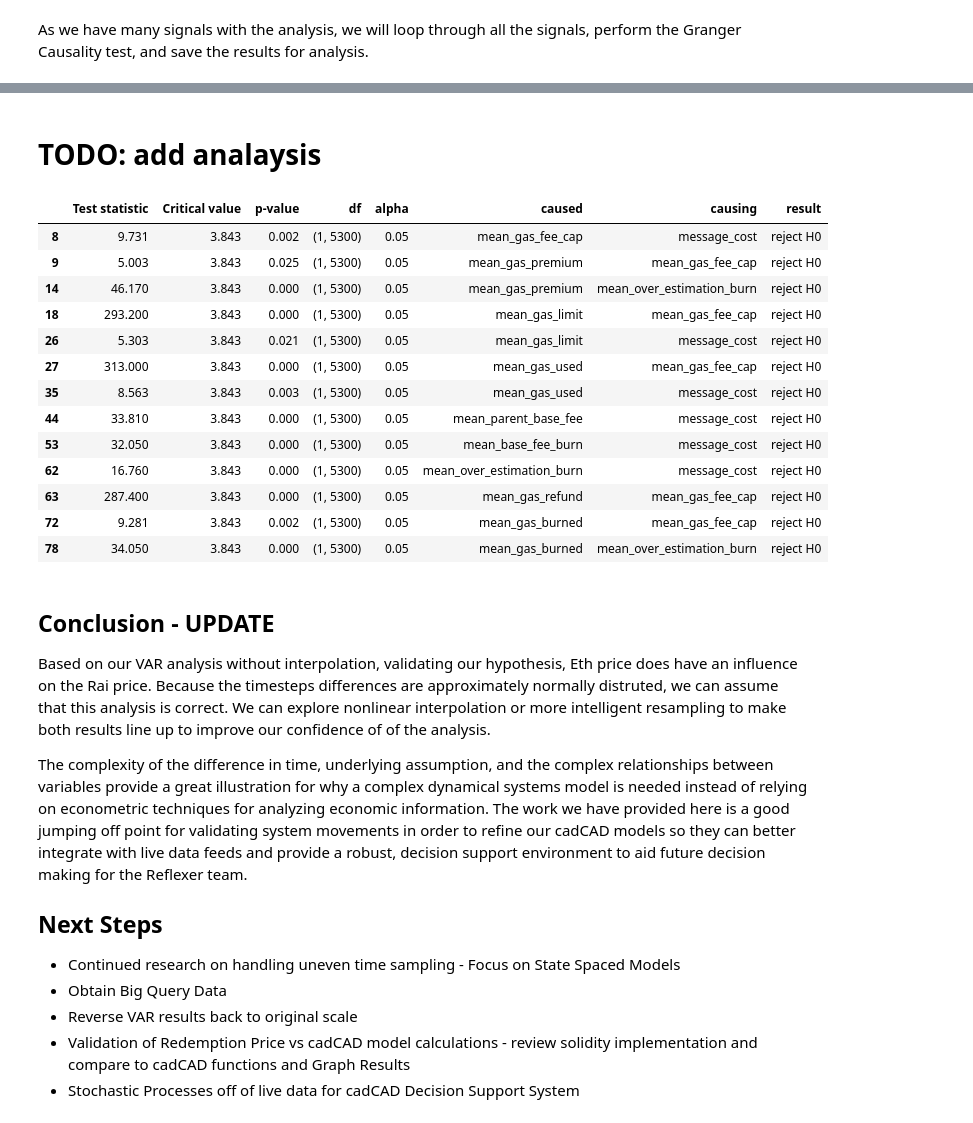
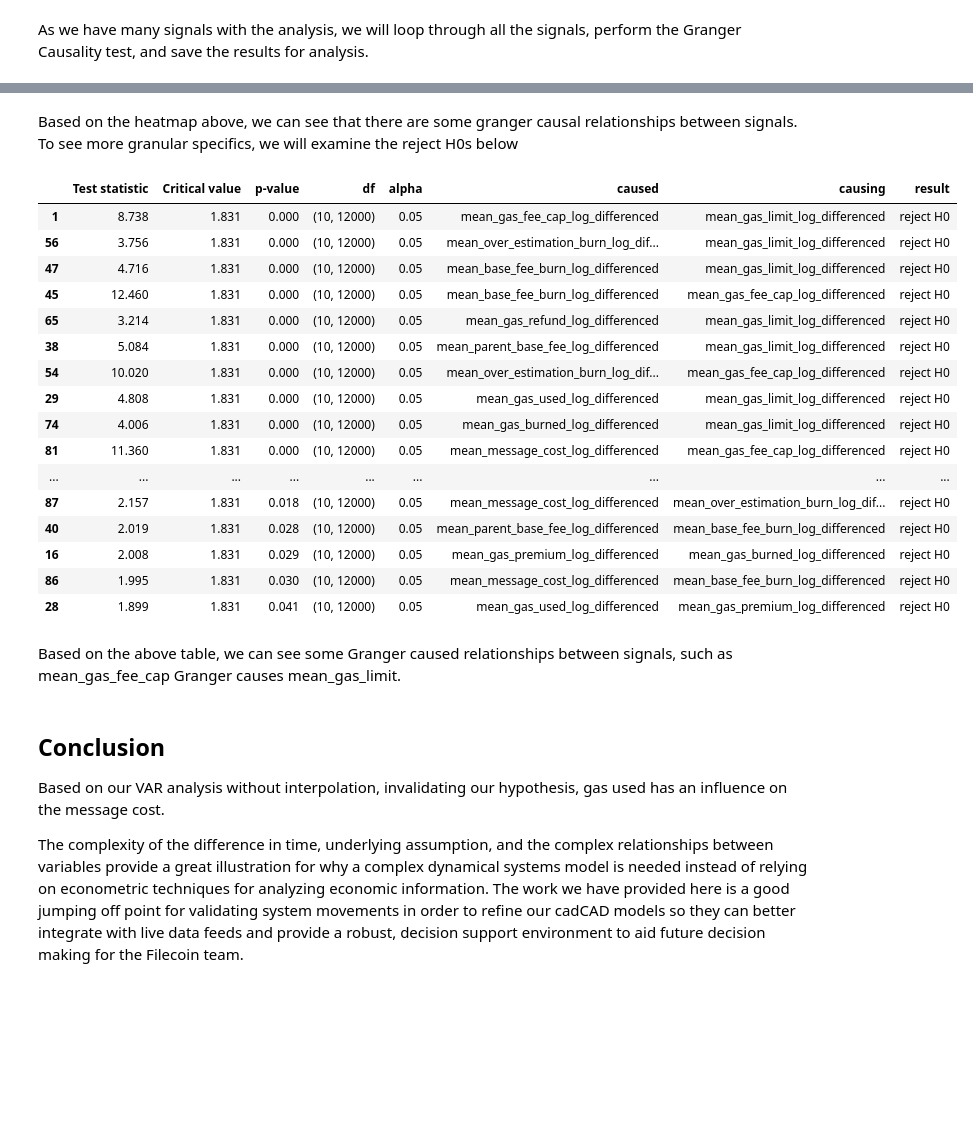
Before and after one commit to BlockScience/filecoin-metrics, a Jupyter notebook: notebooks/EDA/gas_eda.ipynb, the cells around one changed output, grey strips where cells are left out. Cells and saved outputs as stored; diff of their text form; code cells hidden in the pictures; blank space fills up the shorter version.

```diff
--- a/notebooks/EDA/gas_eda.ipynb
+++ b/notebooks/EDA/gas_eda.ipynb
@@ -271,0 +260,12 @@ array([[<AxesSubplot:title={'center':'mean_gas_fee_cap'}>,
+# %%
+for i in log_differenced.columns:
+    print(i)
+    result = adfuller(log_differenced[i].values)
+    print('ADF Statistic: %f' % result[0])
+    print('p-value: %f' % result[1])
+    if result[1] > 0.05:
+        decision = "fail to reject - unit root present"
+    else:
+        decision = "reject, no unit root present"
+    print(decision)
+    print('----------------------------------')
@@ -306,7 +326,7 @@ Paraphrased sources:
 # %%
 aic = []
 for i in range(1,16):
-    model = VAR(derived_gas_outputs)
+    model = VAR(log_differenced)
     results = model.fit(i)
     aic.append(results.aic)
 # %%
@@ -324,9 +344,9 @@ Based on our analysis, a lag of 2 appears to be the optimal.
 # %%
 # instantiate the var model object from statsmodels
-model = VAR(derived_gas_outputs)
+model = VAR(log_differenced)
 
 # fit model with determined lag values
-results = model.fit(1)
+results = model.fit(10)
 # %%
 results.summary()
 # %% [output]
@@ -384,7 +404,7 @@ As we have many signals with the analysis, we will loop through all the signals,
 # %%
 alpha = 0.05
 result_dfs = []
-variables = list(yeo.columns)
+variables = list(log_differenced.columns)
 for i in variables:
     for j in variables:
         if i==j:
@@ -430,33 +450,29 @@ Text(0.5, 0.98, 'Heatmap of Granger Casuality \n Green shows causal relationship
-# %% [markdown]
-# TODO: add analaysis
+# %% [markdown]
+Based on the heatmap above, we can see that there are some granger causal relationships between signals. To see more granular specifics, we will examine the reject H0s below
 # %%
-Grangers_df.query("result == 'reject H0'")
+Grangers_df.query("result == 'reject H0'").sort_values('p-value',ascending=True)
 # %% [output]
 |  | Test statistic | Critical value | p-value | df | alpha | caused | causing | result |
-| 8 | 9.731 | 3.843 | 0.002 | (1, 5300) | 0.05 | mean_gas_fee_cap | message_cost | reject H0 |
-| 9 | 5.003 | 3.843 | 0.025 | (1, 5300) | 0.05 | mean_gas_premium | mean_gas_fee_cap | reject H0 |
-| 14 | 46.170 | 3.843 | 0.000 | (1, 5300) | 0.05 | mean_gas_premium | mean_over_estimation_burn | reject H0 |
-| 18 | 293.200 | 3.843 | 0.000 | (1, 5300) | 0.05 | mean_gas_limit | mean_gas_fee_cap | reject H0 |
-| 26 | 5.303 | 3.843 | 0.021 | (1, 5300) | 0.05 | mean_gas_limit | message_cost | reject H0 |
-| 27 | 313.000 | 3.843 | 0.000 | (1, 5300) | 0.05 | mean_gas_used | mean_gas_fee_cap | reject H0 |
-| 35 | 8.563 | 3.843 | 0.003 | (1, 5300) | 0.05 | mean_gas_used | message_cost | reject H0 |
-| 44 | 33.810 | 3.843 | 0.000 | (1, 5300) | 0.05 | mean_parent_base_fee | message_cost | reject H0 |
-| 53 | 32.050 | 3.843 | 0.000 | (1, 5300) | 0.05 | mean_base_fee_burn | message_cost | reject H0 |
-| 62 | 16.760 | 3.843 | 0.000 | (1, 5300) | 0.05 | mean_over_estimation_burn | message_cost | reject H0 |
-| 63 | 287.400 | 3.843 | 0.000 | (1, 5300) | 0.05 | mean_gas_refund | mean_gas_fee_cap | reject H0 |
-| 72 | 9.281 | 3.843 | 0.002 | (1, 5300) | 0.05 | mean_gas_burned | mean_gas_fee_cap | reject H0 |
-| 78 | 34.050 | 3.843 | 0.000 | (1, 5300) | 0.05 | mean_gas_burned | mean_over_estimation_burn | reject H0 |
+| 1 | 8.738 | 1.831 | 0.000 | (10, 12000) | 0.05 | mean_gas_fee_cap_log_differenced | mean_gas_limit_log_differenced | reject H0 |
+| 56 | 3.756 | 1.831 | 0.000 | (10, 12000) | 0.05 | mean_over_estimation_burn_log_dif... | mean_gas_limit_log_differenced | reject H0 |
+| 47 | 4.716 | 1.831 | 0.000 | (10, 12000) | 0.05 | mean_base_fee_burn_log_differenced | mean_gas_limit_log_differenced | reject H0 |
+| 45 | 12.460 | 1.831 | 0.000 | (10, 12000) | 0.05 | mean_base_fee_burn_log_differenced | mean_gas_fee_cap_log_differenced | reject H0 |
+| 65 | 3.214 | 1.831 | 0.000 | (10, 12000) | 0.05 | mean_gas_refund_log_differenced | mean_gas_limit_log_differenced | reject H0 |
+| 38 | 5.084 | 1.831 | 0.000 | (10, 12000) | 0.05 | mean_parent_base_fee_log_differenced | mean_gas_limit_log_differenced | reject H0 |
+| 54 | 10.020 | 1.831 | 0.000 | (10, 12000) | 0.05 | mean_over_estimation_burn_log_dif... | mean_gas_fee_cap_log_differenced | reject H0 |
+| 29 | 4.808 | 1.831 | 0.000 | (10, 12000) | 0.05 | mean_gas_used_log_differenced | mean_gas_limit_log_differenced | reject H0 |
+| 74 | 4.006 | 1.831 | 0.000 | (10, 12000) | 0.05 | mean_gas_burned_log_differenced | mean_gas_limit_log_differenced | reject H0 |
+| 81 | 11.360 | 1.831 | 0.000 | (10, 12000) | 0.05 | mean_message_cost_log_differenced | mean_gas_fee_cap_log_differenced | reject H0 |
+| ... | ... | ... | ... | ... | ... | ... | ... | ... |
+| 87 | 2.157 | 1.831 | 0.018 | (10, 12000) | 0.05 | mean_message_cost_log_differenced | mean_over_estimation_burn_log_dif... | reject H0 |
+| 40 | 2.019 | 1.831 | 0.028 | (10, 12000) | 0.05 | mean_parent_base_fee_log_differenced | mean_base_fee_burn_log_differenced | reject H0 |
+| 16 | 2.008 | 1.831 | 0.029 | (10, 12000) | 0.05 | mean_gas_premium_log_differenced | mean_gas_burned_log_differenced | reject H0 |
+| 86 | 1.995 | 1.831 | 0.030 | (10, 12000) | 0.05 | mean_message_cost_log_differenced | mean_base_fee_burn_log_differenced | reject H0 |
+| 28 | 1.899 | 1.831 | 0.041 | (10, 12000) | 0.05 | mean_gas_used_log_differenced | mean_gas_premium_log_differenced | reject H0 |
+# %% [markdown]
+Based on the above table, we can see some Granger caused relationships between signals, such as mean_gas_fee_cap Granger causes mean_gas_limit.
 # %% [markdown]
-## Conclusion - UPDATE
-Based on our VAR analysis without interpolation, validating our hypothesis, Eth price does have an influence on the Rai price. Because the timesteps differences are approximately normally distruted, we can assume that this analysis is correct. We can explore nonlinear interpolation or more intelligent resampling to make both results line up to improve our confidence of of the analysis.
+## Conclusion
+Based on our VAR analysis without interpolation, invalidating our hypothesis, gas used has an influence on the message cost.
 
-
-The complexity of the difference in time, underlying assumption, and the complex relationships between variables provide a great illustration for why a complex dynamical systems model is needed instead of relying on econometric techniques for analyzing economic information. The work we have provided here is a good jumping off point for validating system movements in order to refine our cadCAD models so they can better integrate with live data feeds and provide a robust, decision support environment to aid future decision making for the Reflexer team.
-
-
-## Next Steps
-* Continued research on handling uneven time sampling - Focus on State Spaced Models
-* Obtain Big Query Data
-* Reverse VAR results back to original scale
-* Validation of Redemption Price vs cadCAD model calculations - review solidity implementation and compare to cadCAD functions and Graph Results
-* Stochastic Processes off of live data for cadCAD Decision Support System
+The complexity of the difference in time, underlying assumption, and the complex relationships between variables provide a great illustration for why a complex dynamical systems model is needed instead of relying on econometric techniques for analyzing economic information. The work we have provided here is a good jumping off point for validating system movements in order to refine our cadCAD models so they can better integrate with live data feeds and provide a robust, decision support environment to aid future decision making for the Filecoin team.
```
Also changed, not shown: parts of 41 cells of this notebook.
